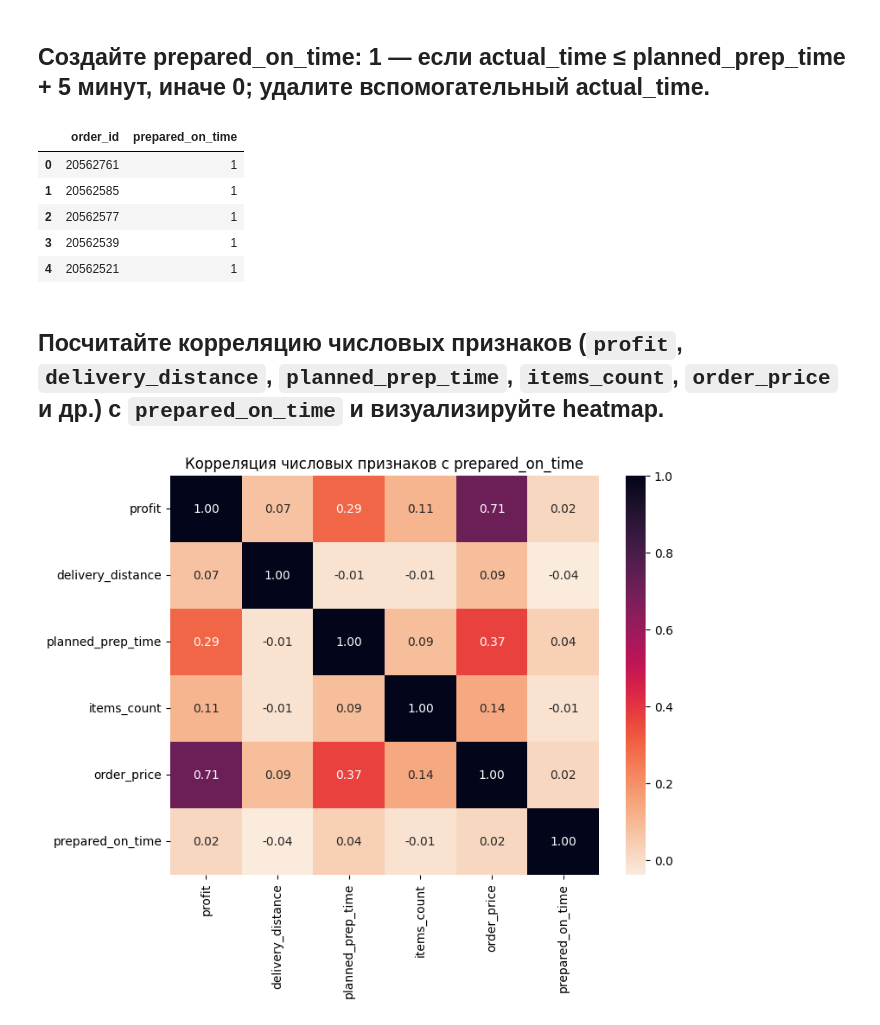
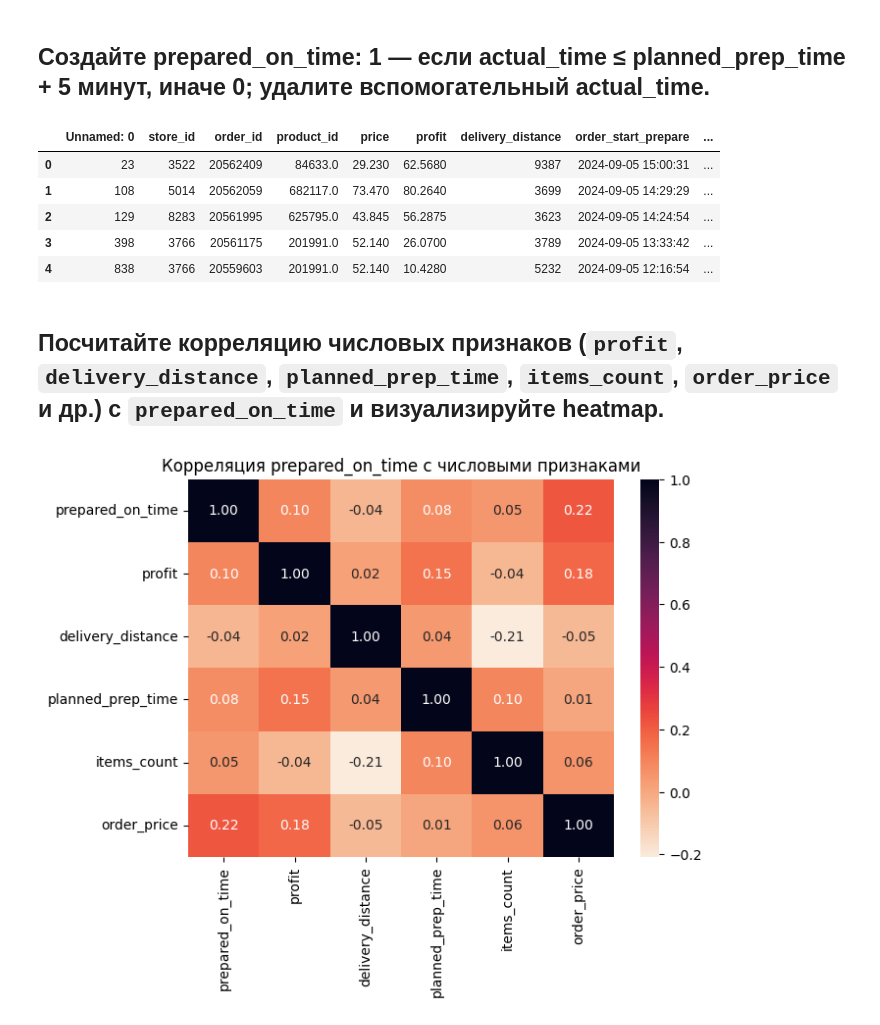
Before and after one commit to nepridumalnik/it-lms-course, a Jupyter notebook: module_2/task.ipynb, the cells around one changed output. Cells and saved outputs as stored; diff of their text form; code cells hidden in the pictures.

```diff
--- a/module_2/task.ipynb
+++ b/module_2/task.ipynb
@@ -374,7 +387,15 @@ print(f"Удалено выбросов: {len(updated_orders) - len(filtered_ord
 # %% [markdown]
 ## Создайте order_price — сумму стоимости товаров в заказе.
 # %%
-order_prices = updated_orders.groupby("order_id", as_index=False)["price"].sum()
-order_prices = order_prices.rename(columns={"price": "order_price"})
+order_prices = filtered_orders.dropna().copy()
+
+items_per_order = (
+    order_prices.groupby("order_id")["product_id"]
+    .count()
+    .reset_index(name="items_count")
+)
+order_prices = order_prices.merge(items_per_order, on="order_id", how="left")
+order_prices["order_price"] = order_prices["price"] * order_prices["items_count"]
+
 order_prices.head()
 # %% [output]
@@ -457,38 +491,42 @@ enriched_orders[["order_id", "actual_time"]].head()
 # %% [markdown]
 ## Создайте prepared_on_time: 1 — если actual_time ≤ planned_prep_time + 5 минут, иначе 0; удалите вспомогательный actual_time.
 # %%
-enriched_orders["prepared_on_time"] = (
-    enriched_orders["actual_time"] <= (enriched_orders["planned_prep_time"] + 5)
+from datetime import timedelta
+
+# создаём признак с допуском +5 минут
+df["prepared_on_time"] = (
+    df["actual_prep_time"] <= df["planned_prep_time"] + timedelta(minutes=5)
 ).astype(int)
 
-enriched_orders = enriched_orders.drop(columns=["actual_time"])
-enriched_orders[["order_id", "prepared_on_time"]].head()
+# удаляем вспомогательный столбец
+df = df.drop(columns=["actual_prep_time"])
+
+df.head()
 # %% [output]
-|  | order_id | prepared_on_time |
-| 0 | 20562761 | 1 |
-| 1 | 20562585 | 1 |
-| 2 | 20562577 | 1 |
-| 3 | 20562539 | 1 |
-| 4 | 20562521 | 1 |
+|  | Unnamed: 0 | store_id | order_id | product_id | price | profit | delivery_distance | order_start_prepare | ... |
+| 0 | 23 | 3522 | 20562409 | 84633.0 | 29.230 | 62.5680 | 9387 | 2024-09-05 15:00:31 | ... |
+| 1 | 108 | 5014 | 20562059 | 682117.0 | 73.470 | 80.2640 | 3699 | 2024-09-05 14:29:29 | ... |
+| 2 | 129 | 8283 | 20561995 | 625795.0 | 43.845 | 56.2875 | 3623 | 2024-09-05 14:24:54 | ... |
+| 3 | 398 | 3766 | 20561175 | 201991.0 | 52.140 | 26.0700 | 3789 | 2024-09-05 13:33:42 | ... |
+| 4 | 838 | 3766 | 20559603 | 201991.0 | 52.140 | 10.4280 | 5232 | 2024-09-05 12:16:54 | ... |
 # %% [markdown]
 ## Посчитайте корреляцию числовых признаков (`profit`, `delivery_distance`, `planned_prep_time`, `items_count`, `order_price` и др.) с `prepared_on_time` и визуализируйте heatmap.
 # %%
-import seaborn as sns
-
-numeric_cols = [
+# только числовые признаки
+corr_columns = [
+    "prepared_on_time",
     "profit",
     "delivery_distance",
     "planned_prep_time",
     "items_count",
     "order_price",
-    "prepared_on_time",
 ]
 
-corr = enriched_orders[numeric_cols].corr()
+corr = df[corr_columns].corr()
 
-plt.figure(figsize=(8, 6))
+plt.figure(figsize=(7, 5))
 sns.heatmap(corr, annot=True, cmap="rocket_r", fmt=".2f")
-plt.title("Корреляция числовых признаков с prepared_on_time")
+plt.title("Корреляция prepared_on_time с числовыми признаками")
 plt.show()
 # %% [output]
-[figure, old version]
+[figure, new version]
```
Also changed, not shown: parts of 7 cells of this notebook, 3 other files.
